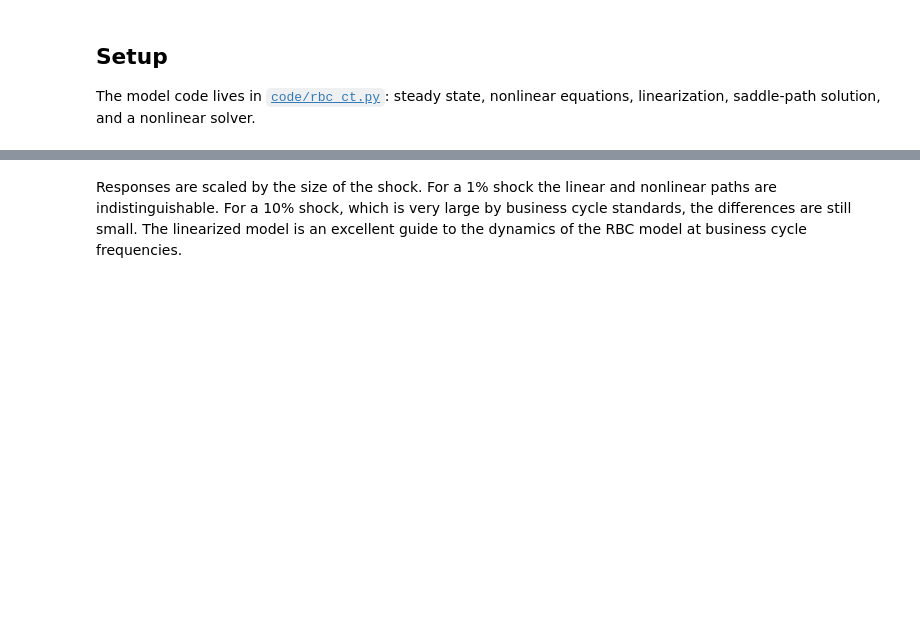
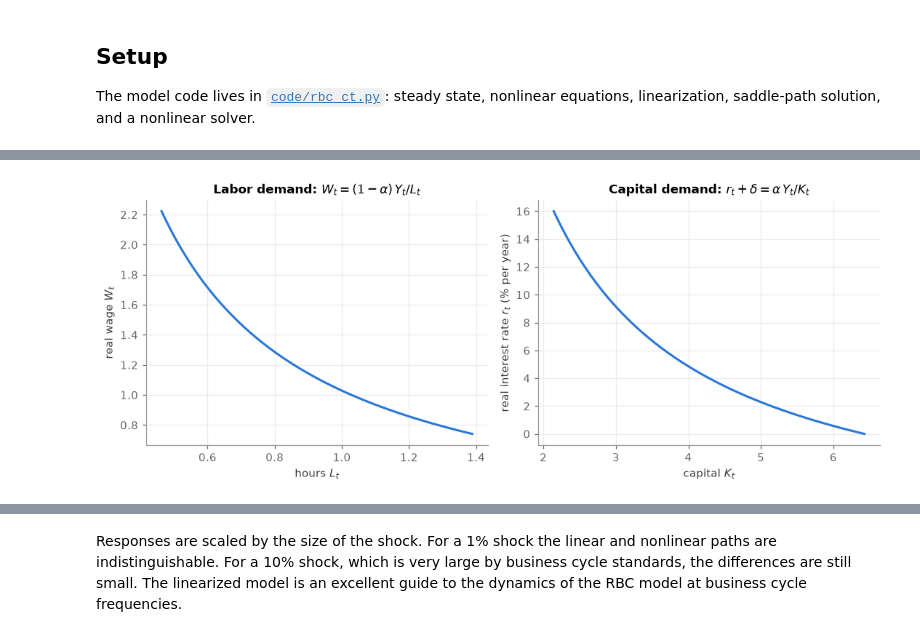
Before and after one commit to johanneswieland/RBC, a Jupyter notebook: lectures/02_rbc_continuous_time.ipynb, the cells around one changed output, grey strips where cells are left out. Saved outputs shown, nothing was run; the diff lists cells and outputs as text; code cells hidden in the pictures; blank space fills up the shorter version.

```diff
--- a/lectures/02_rbc_continuous_time.ipynb
+++ b/lectures/02_rbc_continuous_time.ipynb
@@ -105,13 +36,0 @@ $$
-# %%
-p = rbc.Params()
-kl = np.linspace(20, 60, 200)                       # capital-labor ratio
-fig, ax = plt.subplots(figsize=(6, 4))
-for Z, ls in [(1.0, "-"), (1.05, "--")]:
-    W = (1 - p.alpha) * Z * kl ** p.alpha
-    r = 400 * (p.alpha * Z * kl ** (p.alpha - 1) - p.delta)     # annualized, %
-    ax.plot(r, W, ls=ls, color=COLORS["gdp"], label=f"Z = {Z}")
-ax.axvline(400 * p.rho, color="0.5", lw=0.8, ls=":")
-ax.text(400 * p.rho + 0.1, ax.get_ylim()[0] + 0.05, r"steady state $r=\rho$", color="0.4", fontsize=9)
-ax.set_xlabel("real interest rate r (% per year)"); ax.set_ylabel("real wage W")
-ax.set_title("Factor price frontier"); ax.legend()
-plt.tight_layout()
@@ -424,0 +157,20 @@ plt.tight_layout()
+# %%
+p = rbc.Params()
+ss = rbc.steady_state(p)
+Y = ss["Y"]                                         # output (and Z) held at steady-state values
+Lg = np.linspace(0.5, 1.5, 200) * ss["L"]
+Kg = np.linspace(0.5, 1.5, 200) * ss["K"]
+
+fig, axes = plt.subplots(1, 2, figsize=(10, 4))
+ax = axes[0]
+ax.plot(Lg, (1 - p.alpha) * Y / Lg, color=COLORS["gdp"], lw=2)
+ax.set_xlabel(r"hours $L_t$"); ax.set_ylabel(r"real wage $W_t$")
+ax.set_title(r"Labor demand: $W_t = (1-\alpha)\,Y_t/L_t$")
+
+ax = axes[1]
+ax.plot(Kg, 100 * (p.alpha * Y / Kg - p.delta), color=COLORS["gdp"], lw=2)
+ax.set_xlabel(r"capital $K_t$"); ax.set_ylabel(r"real interest rate $r_t$ (% per year)")
+ax.set_title(r"Capital demand: $r_t + \delta = \alpha\,Y_t/K_t$")
+plt.tight_layout()
+# %% [output]
+[figure, added]
```
Also changed, not shown: parts of 48 cells of this notebook, 2 other files.
